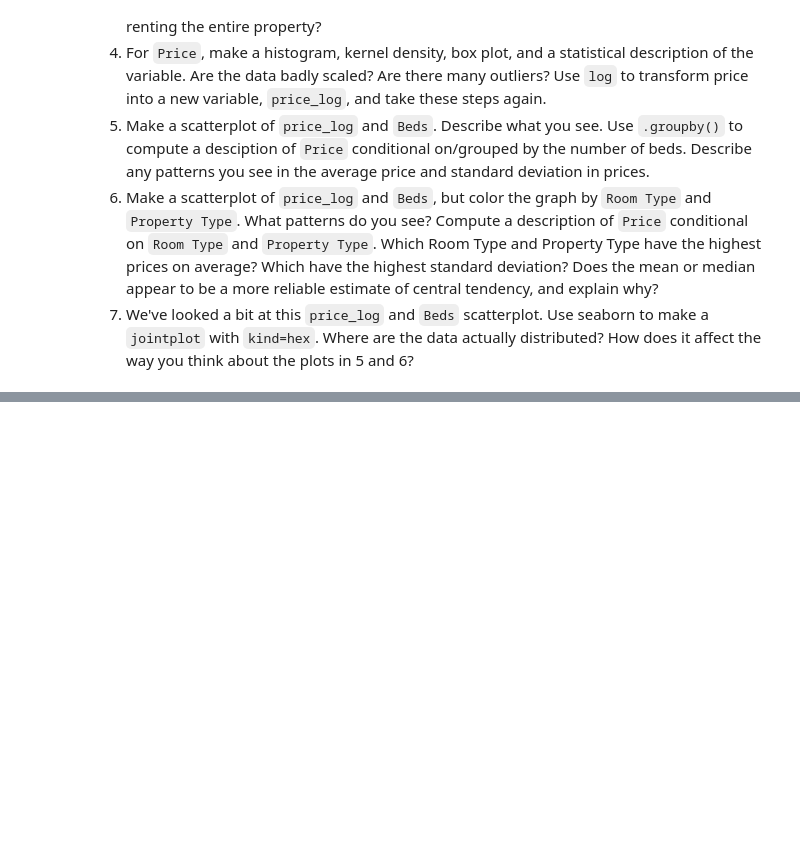
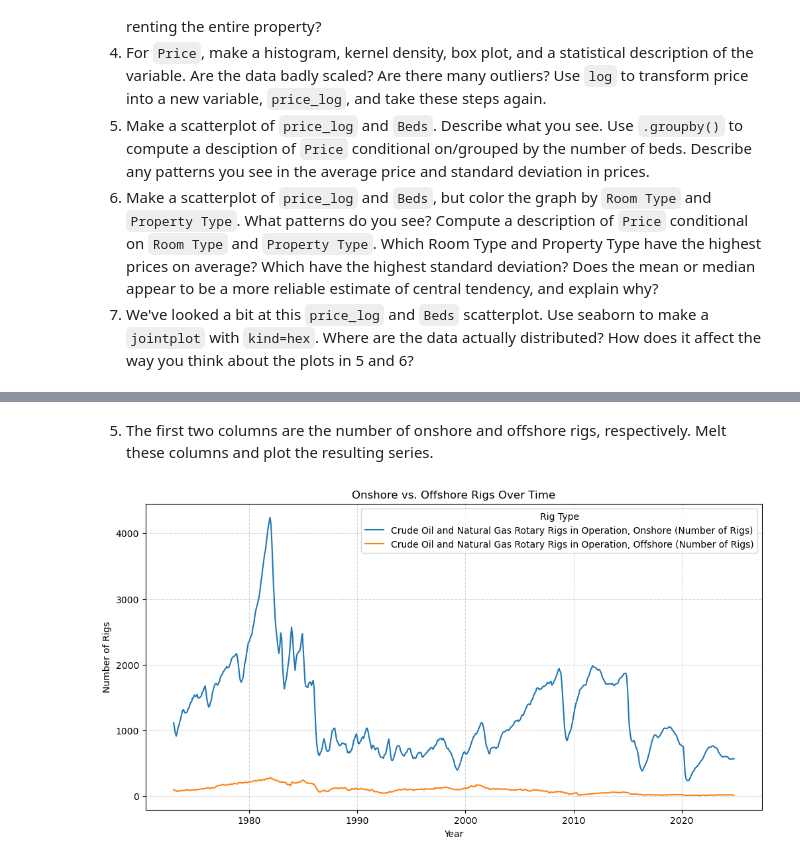
Before and after one commit to briceh87/EDA, a Jupyter notebook: assignment/assignment.ipynb, the cells around one changed output, grey strips where cells are left out. Cells and saved outputs as stored; diff of their text form; code cells hidden in the pictures; blank space fills up the shorter version.

```diff
--- a/assignment/assignment.ipynb
+++ b/assignment/assignment.ipynb
@@ -250,0 +354,18 @@ top_giftors_by_amount
+# %% [markdown]
+5. The first two columns are the number of onshore and offshore rigs, respectively. Melt these columns and plot the resulting series.
+# %%
+# Melt the Onshore and Offshore columns
+df_melted = df.melt(id_vars=["time"], value_vars=["Crude Oil and Natural Gas Rotary Rigs in Operation, Onshore (Number of Rigs)",
+                                                  "Crude Oil and Natural Gas Rotary Rigs in Operation, Offshore (Number of Rigs)"],
+                    var_name="Rig Type", value_name="Number of Rigs")
+
+plt.figure(figsize=(12, 6))
+sns.lineplot(data=df_melted, x="time", y="Number of Rigs", hue="Rig Type")
+plt.xlabel("Year")
+plt.ylabel("Number of Rigs")
+plt.title("Onshore vs. Offshore Rigs Over Time")
+plt.legend(title="Rig Type")
+plt.grid(True, linestyle="--", alpha=0.5)
+plt.show()
+# %% [output]
+[figure, added]
```
Also changed, not shown: parts of 12 cells of this notebook.
